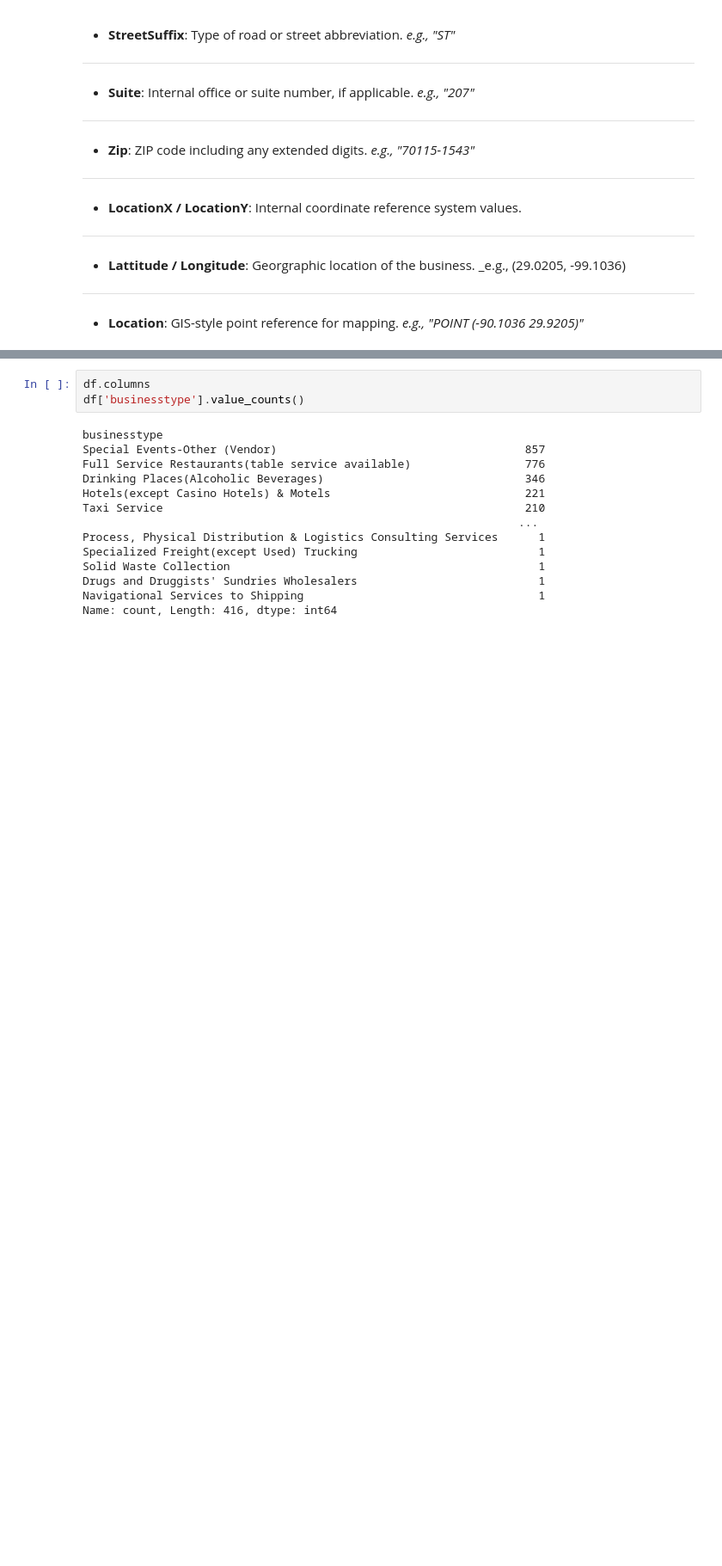
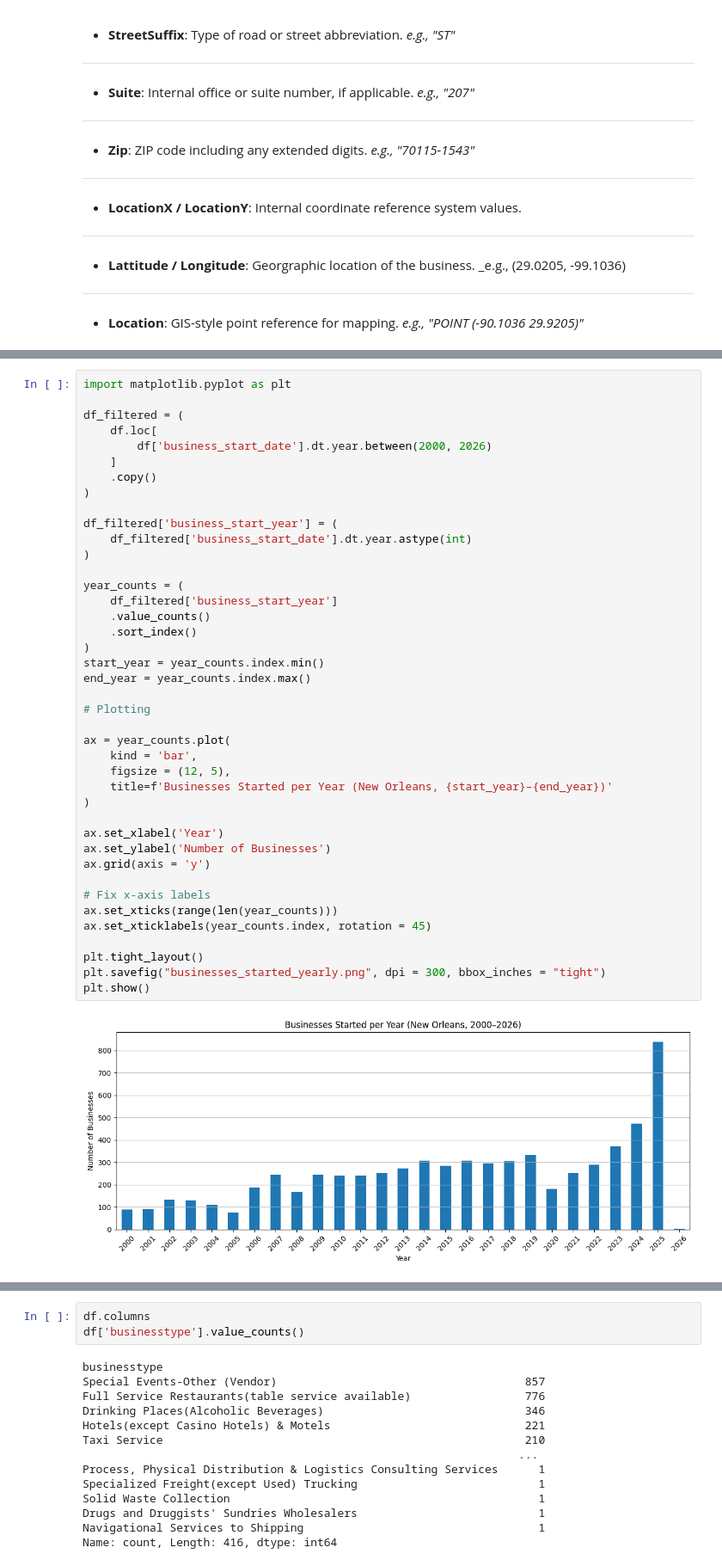
Before and after one commit to HCBrooks-lab/nola_occ_lic25, a Jupyter notebook: nola_occ_lic_analysis.ipynb, the cells around one changed output, grey strips where cells are left out. Shown at 86% size. Drawn from its saved outputs; the diff is of its cells as text; blank space fills up the shorter version.

```diff
--- a/nola_occ_lic_analysis.ipynb
+++ b/nola_occ_lic_analysis.ipynb
@@ -286 +344,44 @@ plt.show()
+# %%
+import matplotlib.pyplot as plt
+
+df_filtered = (
+    df.loc[
+        df['business_start_date'].dt.year.between(2000, 2026)
+    ]
+    .copy()
+)
+
+df_filtered['business_start_year'] = (
+    df_filtered['business_start_date'].dt.year.astype(int)
+)
+
+year_counts = (
+    df_filtered['business_start_year']
+    .value_counts()
+    .sort_index()
+)
+start_year = year_counts.index.min()
+end_year = year_counts.index.max()
+
+# Plotting
+
+ax = year_counts.plot(
+    kind = 'bar',
+    figsize = (12, 5),
+    title=f'Businesses Started per Year (New Orleans, {start_year}–{end_year})'
+)
+
+ax.set_xlabel('Year')
+ax.set_ylabel('Number of Businesses')
+ax.grid(axis = 'y')
+
+# Fix x-axis labels
+ax.set_xticks(range(len(year_counts)))
+ax.set_xticklabels(year_counts.index, rotation = 45)
+
+plt.tight_layout()
+plt.savefig("businesses_started_yearly.png", dpi = 300, bbox_inches = "tight")
+plt.show()
+# %% [output]
+[figure, new version]
 # %% [markdown]
```
Also changed, not shown: parts of 34 cells of this notebook, 8 other files.
